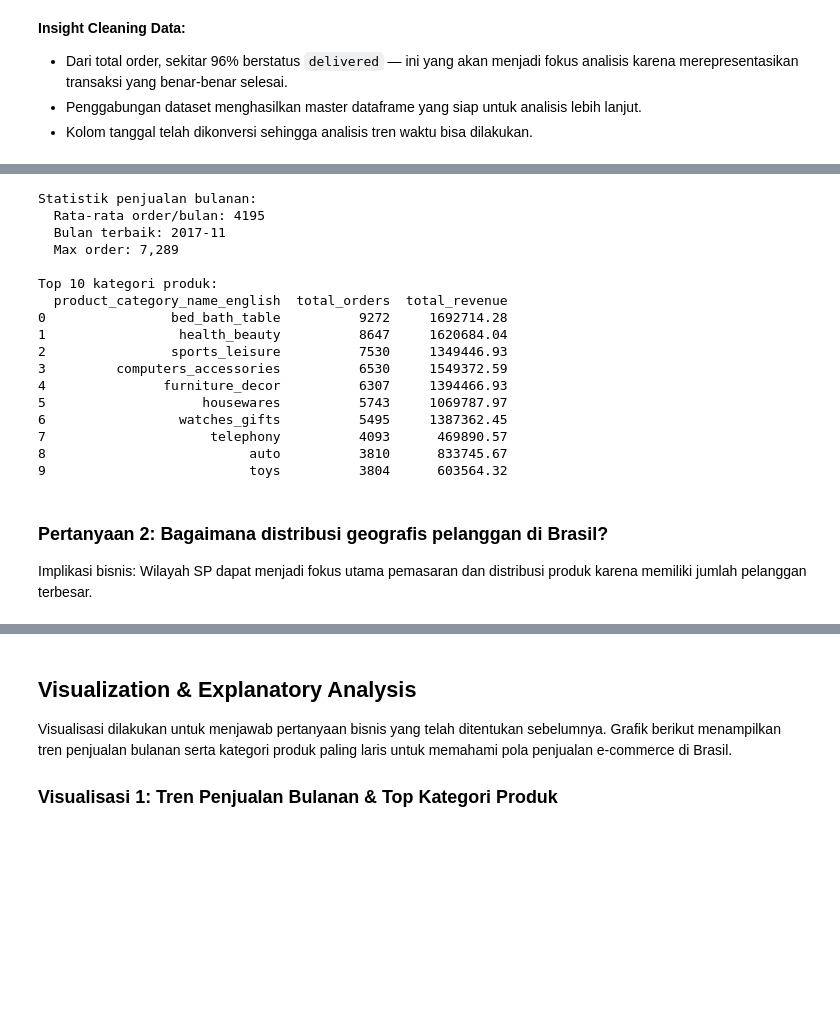
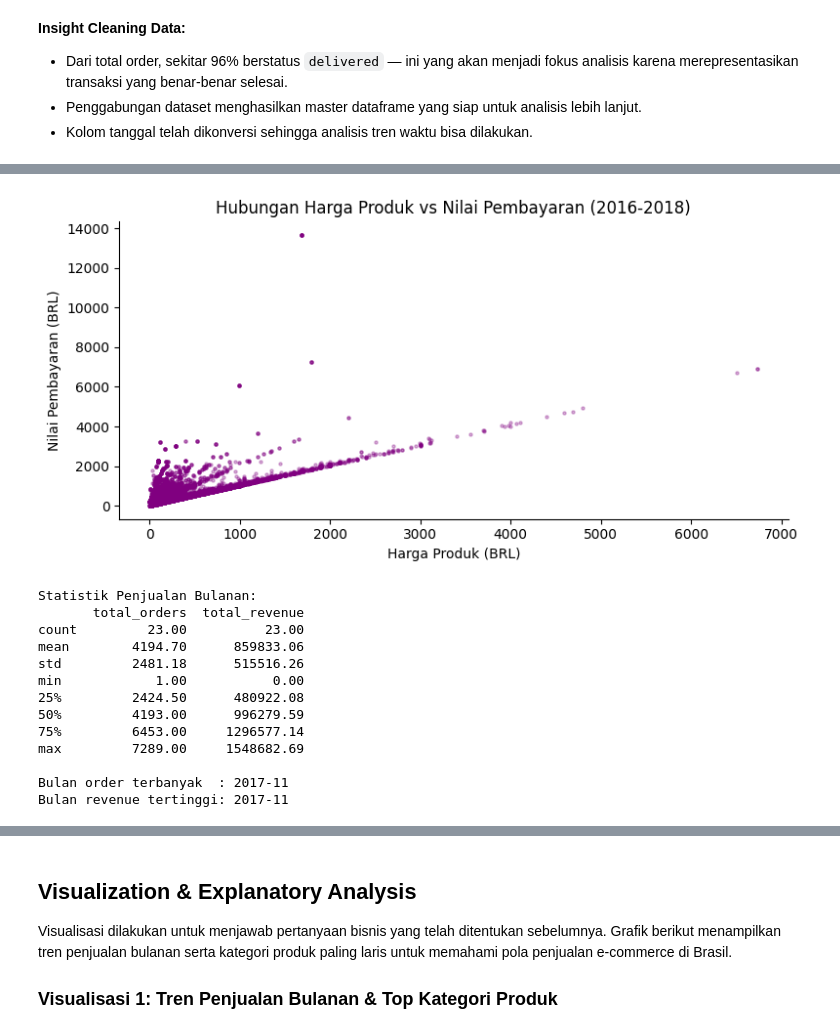
Before and after one commit to sayesaye45/submission-ecommerce, a Jupyter notebook: notebook.ipynb, the cells around one changed output, grey strips where cells are left out. Drawn from its saved outputs; the diff is of its cells as text; code cells hidden in the pictures; blank space fills up the shorter version.

```diff
--- a/notebook.ipynb
+++ b/notebook.ipynb
@@ -171,48 +498,43 @@ Perusahaan dapat meningkatkan stok dan promosi pada akhir tahun terutama pada ka
+# %%
+# EDA Multivariate - Hubungan harga produk vs nilai pembayaran
+plt.figure(figsize=(8, 4))
+plt.scatter(master_df['price'], master_df['payment_value'],
+            alpha=0.3, color='purple', s=5)
+plt.title('Hubungan Harga Produk vs Nilai Pembayaran (2016-2018)')
+plt.xlabel('Harga Produk (BRL)')
+plt.ylabel('Nilai Pembayaran (BRL)')
+plt.tight_layout()
+plt.show()
+# %% [output]
+[figure, added]
 # %%
-# Tren penjualan bulanan
+# Penjualan per bulan
 monthly_orders = (
     master_df.groupby('order_yearmonth')
-    .agg(total_orders=('order_id', 'nunique'),
-         total_revenue=('payment_value', 'sum'))
+    .agg(
+        total_orders  = ('order_id', 'nunique'),
+        total_revenue = ('payment_value', 'sum')
+    )
     .reset_index()
 )
 monthly_orders['order_yearmonth'] = monthly_orders['order_yearmonth'].astype(str)
-
-print('Statistik penjualan bulanan:')
-print(f"  Rata-rata order/bulan: {monthly_orders['total_orders'].mean():.0f}")
-print(f"  Bulan terbaik: {monthly_orders.loc[monthly_orders['total_orders'].idxmax(), 'order_yearmonth']}")
-print(f"  Max order: {monthly_orders['total_orders'].max():,}")
-
-# Top 10 kategori produk
-top_categories = (
-    master_df.groupby('product_category_name_english')
-    .agg(total_orders=('order_id', 'nunique'),
-         total_revenue=('payment_value', 'sum'))
-    .sort_values('total_orders', ascending=False)
-    .head(10)
-    .reset_index()
-)
-print('\nTop 10 kategori produk:')
-print(top_categories[['product_category_name_english', 'total_orders', 'total_revenue']])
+print('Statistik Penjualan Bulanan:')
+print(monthly_orders[['total_orders','total_revenue']].describe().round(2))
+print(f"\nBulan order terbanyak  : "
+      f"{monthly_orders.loc[monthly_orders['total_orders'].idxmax(), 'order_yearmonth']}")
+print(f"Bulan revenue tertinggi: "
+      f"{monthly_orders.loc[monthly_orders['total_revenue'].idxmax(), 'order_yearmonth']}")
 # %% [output]
-Statistik penjualan bulanan:
-  Rata-rata order/bulan: 4195
-  Bulan terbaik: 2017-11
-  Max order: 7,289
+Statistik Penjualan Bulanan:
+       total_orders  total_revenue
+count         23.00          23.00
+mean        4194.70      859833.06
+std         2481.18      515516.26
+min            1.00           0.00
+25%         2424.50      480922.08
+50%         4193.00      996279.59
+75%         6453.00     1296577.14
+max         7289.00     1548682.69
 
-Top 10 kategori produk:
-  product_category_name_english  total_orders  total_revenue
-0                bed_bath_table          9272     1692714.28
-1                 health_beauty          8647     1620684.04
-2                sports_leisure          7530     1349446.93
-3         computers_accessories          6530     1549372.59
-4               furniture_decor          6307     1394466.93
-5                    housewares          5743     1069787.97
-6                 watches_gifts          5495     1387362.45
-7                     telephony          4093      469890.57
-8                          auto          3810      833745.67
-9                          toys          3804      603564.32
+Bulan order terbanyak  : 2017-11
+Bulan revenue tertinggi: 2017-11
-# %% [markdown]
-### Pertanyaan 2: Bagaimana distribusi geografis pelanggan di Brasil?
-Implikasi bisnis:
-Wilayah SP dapat menjadi fokus utama pemasaran dan distribusi produk karena memiliki jumlah pelanggan terbesar.
```
Also changed, not shown: parts of 44 cells of this notebook, 1 other file.
